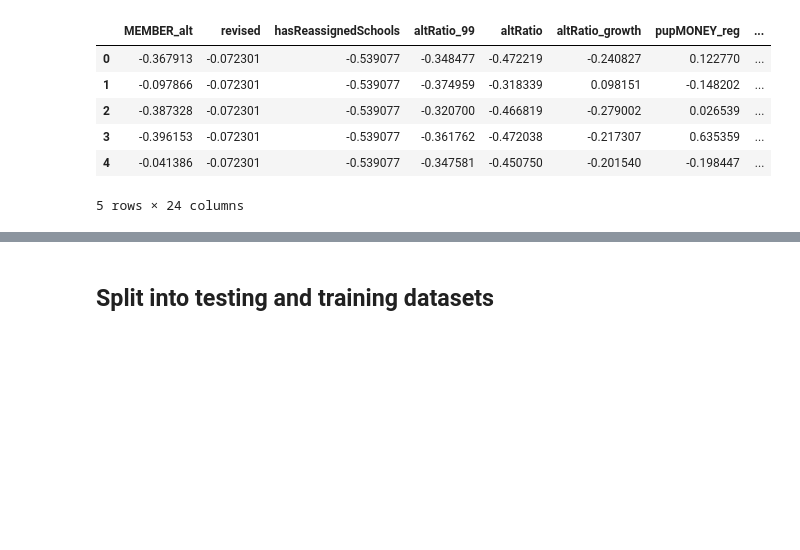
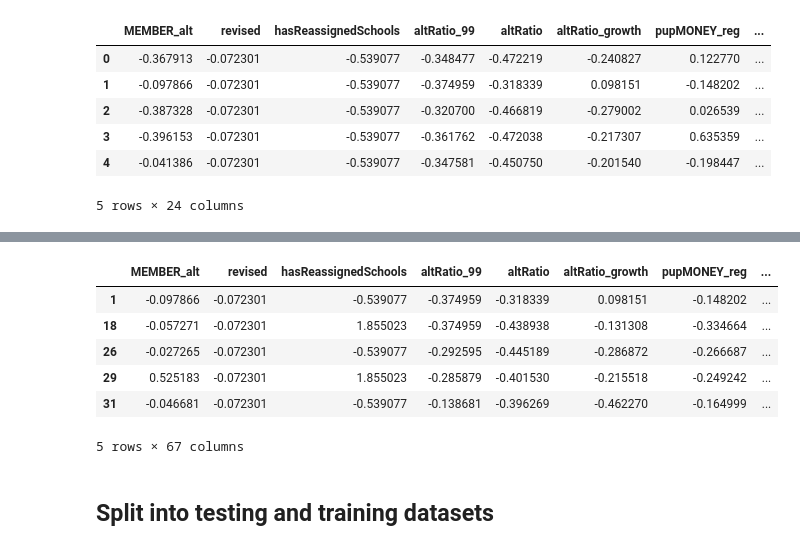
Before and after one commit to dinqui/Capstone-Two-, a Jupyter notebook: Capstone Two - Pre-processing and Training Data Development.ipynb, the cells around one changed output, grey strips where cells are left out. Drawn from its saved outputs; the diff is of its cells as text; code cells hidden in the pictures; blank space fills up the shorter version.

```diff
--- a/Capstone Two - Pre-processing and Training Data Development.ipynb
+++ b/Capstone Two - Pre-processing and Training Data Development.ipynb
@@ -96,3 +120,13 @@ df_concat = pd.concat([scaled_df, dummy], axis=1)
 # %%
 # Drop rows that do not have difference in graduation rate
 df_graddiff = df_concat[df_concat['ppdiff_gradRate'].notna()]
+# %%
+df_graddiff.head()
+# %% [output]
+|  | MEMBER_alt | revised | hasReassignedSchools | altRatio_99 | altRatio | altRatio_growth | pupMONEY_reg | ... |
+| 1 | -0.097866 | -0.072301 | -0.539077 | -0.374959 | -0.318339 | 0.098151 | -0.148202 | ... |
+| 18 | -0.057271 | -0.072301 | 1.855023 | -0.374959 | -0.438938 | -0.131308 | -0.334664 | ... |
+| 26 | -0.027265 | -0.072301 | -0.539077 | -0.292595 | -0.445189 | -0.286872 | -0.266687 | ... |
+| 29 | 0.525183 | -0.072301 | 1.855023 | -0.285879 | -0.401530 | -0.215518 | -0.249242 | ... |
+| 31 | -0.046681 | -0.072301 | -0.539077 | -0.138681 | -0.396269 | -0.462270 | -0.164999 | ... |
+5 rows × 67 columns
```
Also changed, not shown: parts of 5 cells of this notebook.
